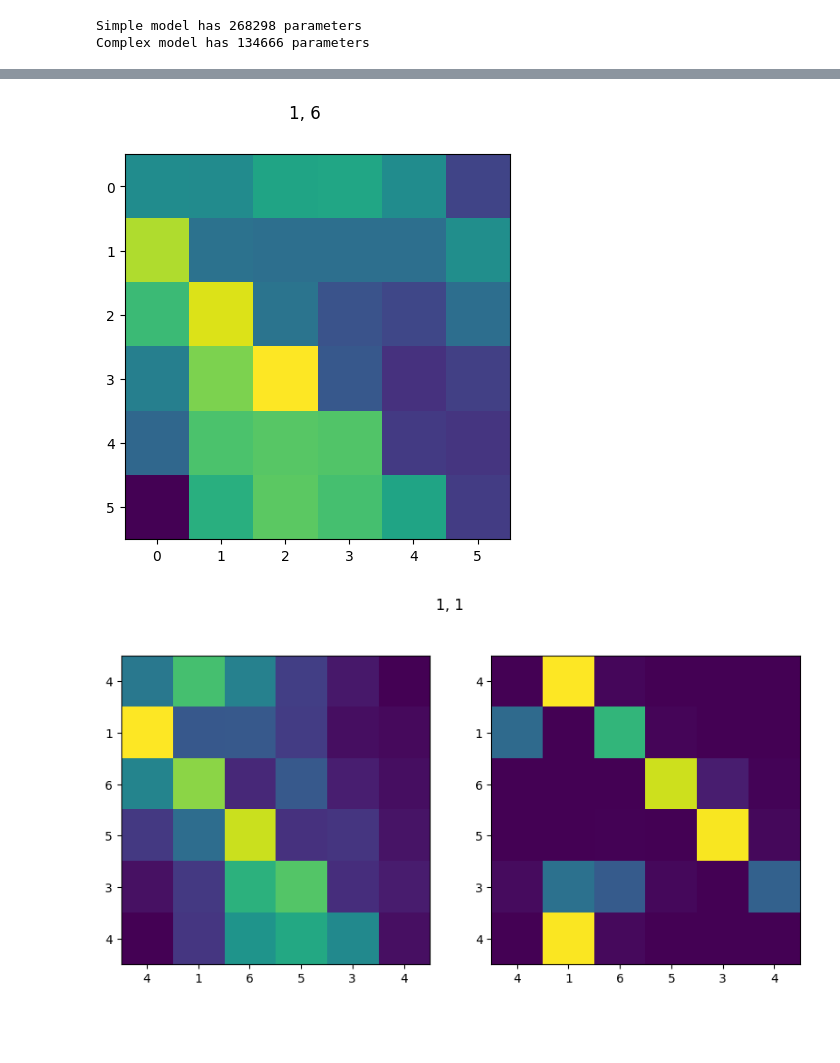
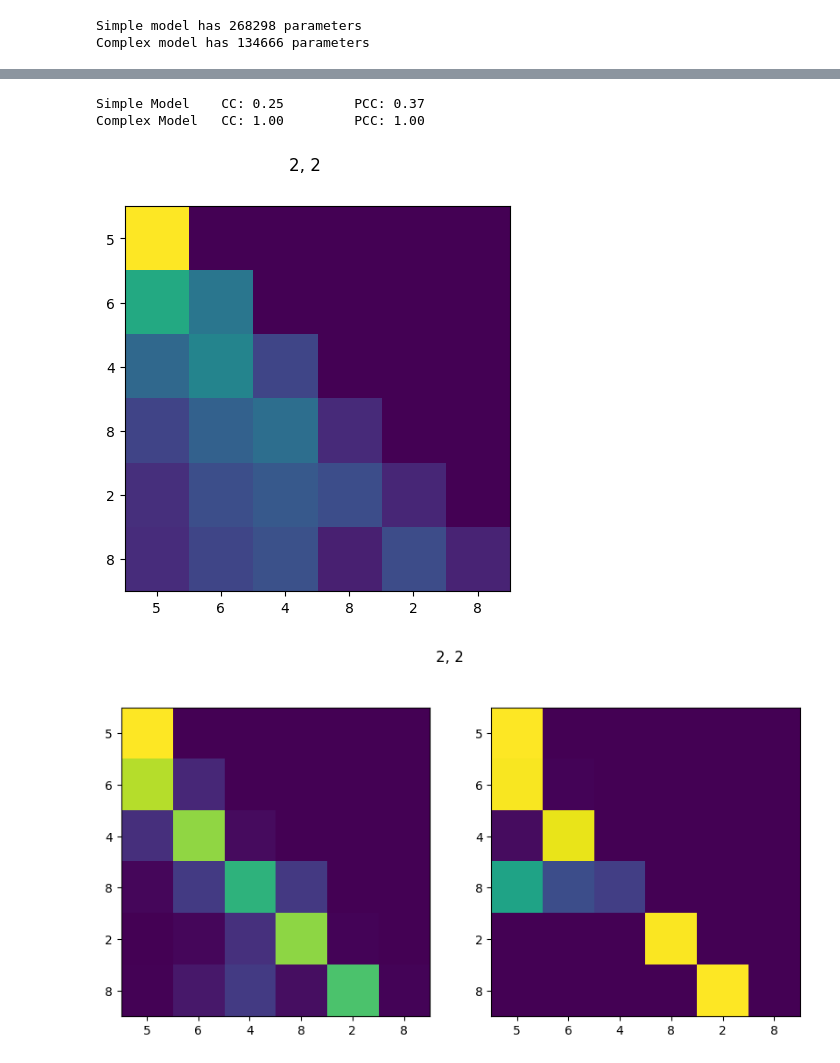
Before and after one commit to erhu7/TransformerCircuits, a Jupyter notebook: notebooks/model_testing/induction_model.ipynb, the cells around one changed output, grey strips where cells are left out. Drawn from its saved outputs; the diff is of its cells as text; code cells hidden in the pictures; blank space fills up the shorter version.

```diff
--- a/notebooks/model_testing/induction_model.ipynb
+++ b/notebooks/model_testing/induction_model.ipynb
@@ -69,23 +69,40 @@ simple_x, simple_weights = simpleModel.forward_with_weights(X)
 complex_x, complex_weights = complexModel.forward_with_weights(X)
 y_pred_simple = torch.argmax(simple_x, dim=1)
 y_pred_complex = torch.argmax(complex_x, dim=1)
+
+# now print some performance stats
+#corrcoef
+cc_simple = np.corrcoef(y_pred_simple.detach().numpy(), y)[0, 1]
+cc_complex = np.corrcoef(y_pred_complex.detach().numpy(), y)[0, 1]
+
+# calculate percent correct classification
+pcc_simple = np.mean(y_pred_simple.detach().numpy() == y.numpy())
+pcc_complex = np.mean(y_pred_complex.detach().numpy() == y.numpy())
+
+print(f"Simple Model \tCC: {cc_simple:.2f} \t PCC: {pcc_simple:.2f}")
+print(f"Complex Model \tCC: {cc_complex:.2f} \t PCC: {pcc_complex:.2f}")
+# %% [output]
+Simple Model    CC: 0.25         PCC: 0.37
+Complex Model   CC: 1.00         PCC: 1.00
 # %%
 sample = np.random.randint(0, len(y))
 
 
 fig, ax = plt.subplots(1, len(simple_weights), figsize=(10, 5))
 for ix, aw in enumerate(simple_weights):
     plt.imshow(aw[sample])
+    plt.xticks(np.arange(sequence_length), labels=X[sample].numpy())
+    plt.yticks(np.arange(sequence_length), labels=X[sample].numpy())
 fig.suptitle(f"{y[sample]}, {y_pred_simple[sample]}")
 
 fig, ax = plt.subplots(1, len(complex_weights), figsize=(10, 5))
 for ix, aw in enumerate(complex_weights):
     ax[ix].imshow(aw[sample])
     ax[ix].set_xticks(np.arange(sequence_length), labels=X[sample].numpy())
     ax[ix].set_yticks(np.arange(sequence_length), labels=X[sample].numpy())
 
 fig.suptitle(f"{y[sample]}, {y_pred_complex[sample]}")
 plt.show()
 # %% [output]
-[figure, old version]
+[figure, new version]
-[figure, old version]
+[figure, new version]
```
Also changed, not shown: parts of 3 cells of this notebook, 1 other file.
